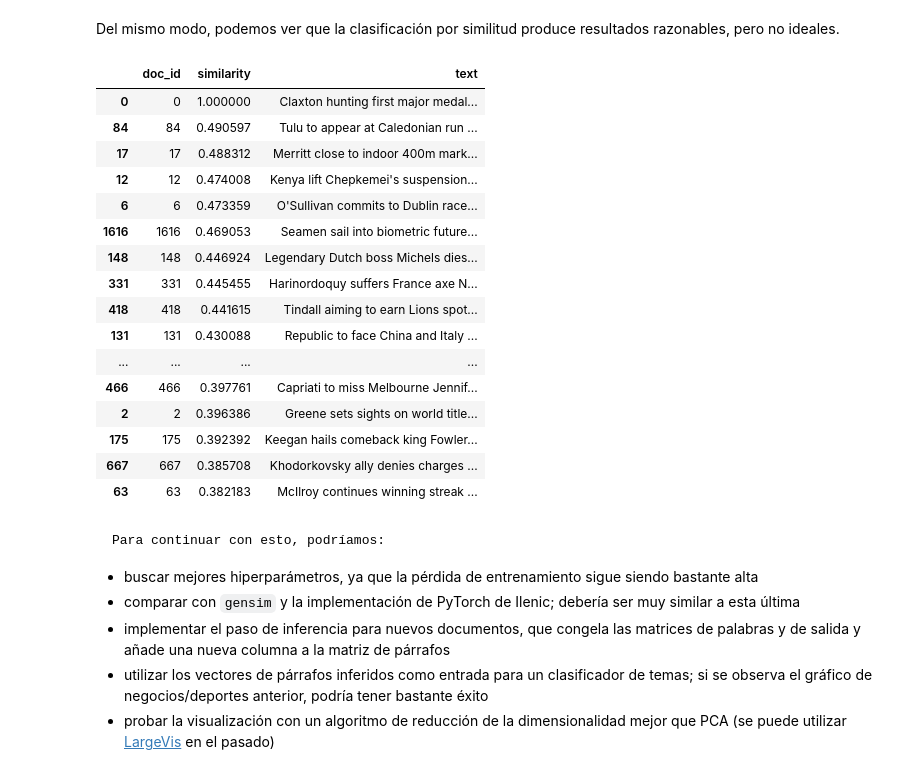
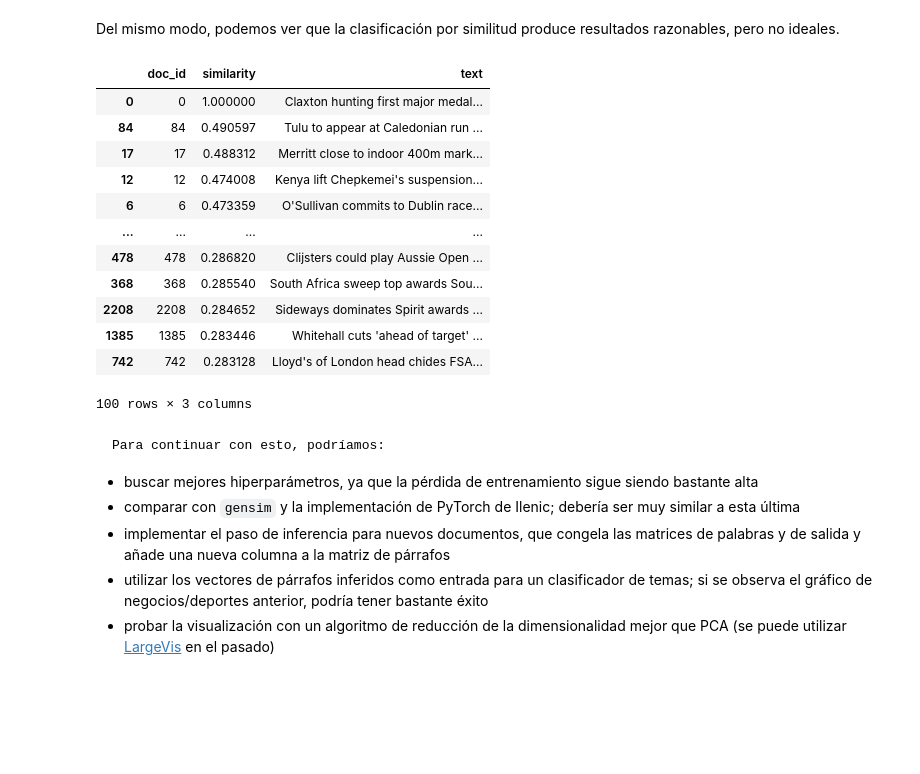
Before and after one commit to contepablod/ML-AI_Bourbaki, a Jupyter notebook: Semana1/intro_doc2vec.ipynb, the cells around one changed output. Saved outputs shown, nothing was run; the diff lists cells and outputs as text; code cells hidden in the pictures; blank space fills up the shorter version.

```diff
--- a/Semana1/intro_doc2vec.ipynb
+++ b/Semana1/intro_doc2vec.ipynb
@@ -409,7 +438,9 @@ bbc_training_losses = train(bbc_model, bbc_dataloader, epochs=80, lr=1e-3)
 # %%
 torch.save(bbc_model.state_dict(), 'bbc_training_losses_weights.pth')
 # %%
-bbc_model=torch.load('bbc_training_losses_weights.pth')
+bbc_model = torch.load(
+    "/home/pdconte/Desktop/Colegio_Bourbaki/ML_AI/Semana1/bbc_training_losses_weights.pt"
+)
 # %%
 alt.Chart(pd.DataFrame(enumerate(bbc_training_losses), columns=["epoch", "training_loss"])).mark_bar().encode(x="epoch", y="training_loss")
 # %% [output]
@@ -451,25 +482,21 @@ chart
 # %% [markdown]
 Del mismo modo, podemos ver que la clasificación por similitud produce resultados razonables, pero no ideales.
 # %%
-most_similar(bbc_model['paragraph_matrix'].data, bbc_df, 0, n=20)
+most_similar(bbc_model['paragraph_matrix'].data, bbc_df, 0, n=100)
 # %% [output]
 |  | doc_id | similarity | text |
 | 0 | 0 | 1.000000 | Claxton hunting first major medal... |
 | 84 | 84 | 0.490597 | Tulu to appear at Caledonian run ... |
 | 17 | 17 | 0.488312 | Merritt close to indoor 400m mark... |
 | 12 | 12 | 0.474008 | Kenya lift Chepkemei's suspension... |
 | 6 | 6 | 0.473359 | O'Sullivan commits to Dublin race... |
-| 1616 | 1616 | 0.469053 | Seamen sail into biometric future... |
-| 148 | 148 | 0.446924 | Legendary Dutch boss Michels dies... |
-| 331 | 331 | 0.445455 | Harinordoquy suffers France axe N... |
-| 418 | 418 | 0.441615 | Tindall aiming to earn Lions spot... |
-| 131 | 131 | 0.430088 | Republic to face China and Italy ... |
 | ... | ... | ... | ... |
-| 466 | 466 | 0.397761 | Capriati to miss Melbourne Jennif... |
-| 2 | 2 | 0.396386 | Greene sets sights on world title... |
-| 175 | 175 | 0.392392 | Keegan hails comeback king Fowler... |
-| 667 | 667 | 0.385708 | Khodorkovsky ally denies charges ... |
-| 63 | 63 | 0.382183 | McIlroy continues winning streak ... |
+| 478 | 478 | 0.286820 | Clijsters could play Aussie Open ... |
+| 368 | 368 | 0.285540 | South Africa sweep top awards Sou... |
+| 2208 | 2208 | 0.284652 | Sideways dominates Spirit awards ... |
+| 1385 | 1385 | 0.283446 | Whitehall cuts 'ahead of target' ... |
+| 742 | 742 | 0.283128 | Lloyd's of London head chides FSA... |
+100 rows × 3 columns
 # %% [markdown]
     Para continuar con esto, podríamos:
 
```
Also changed, not shown: parts of 8 cells of this notebook, 2 other files.
